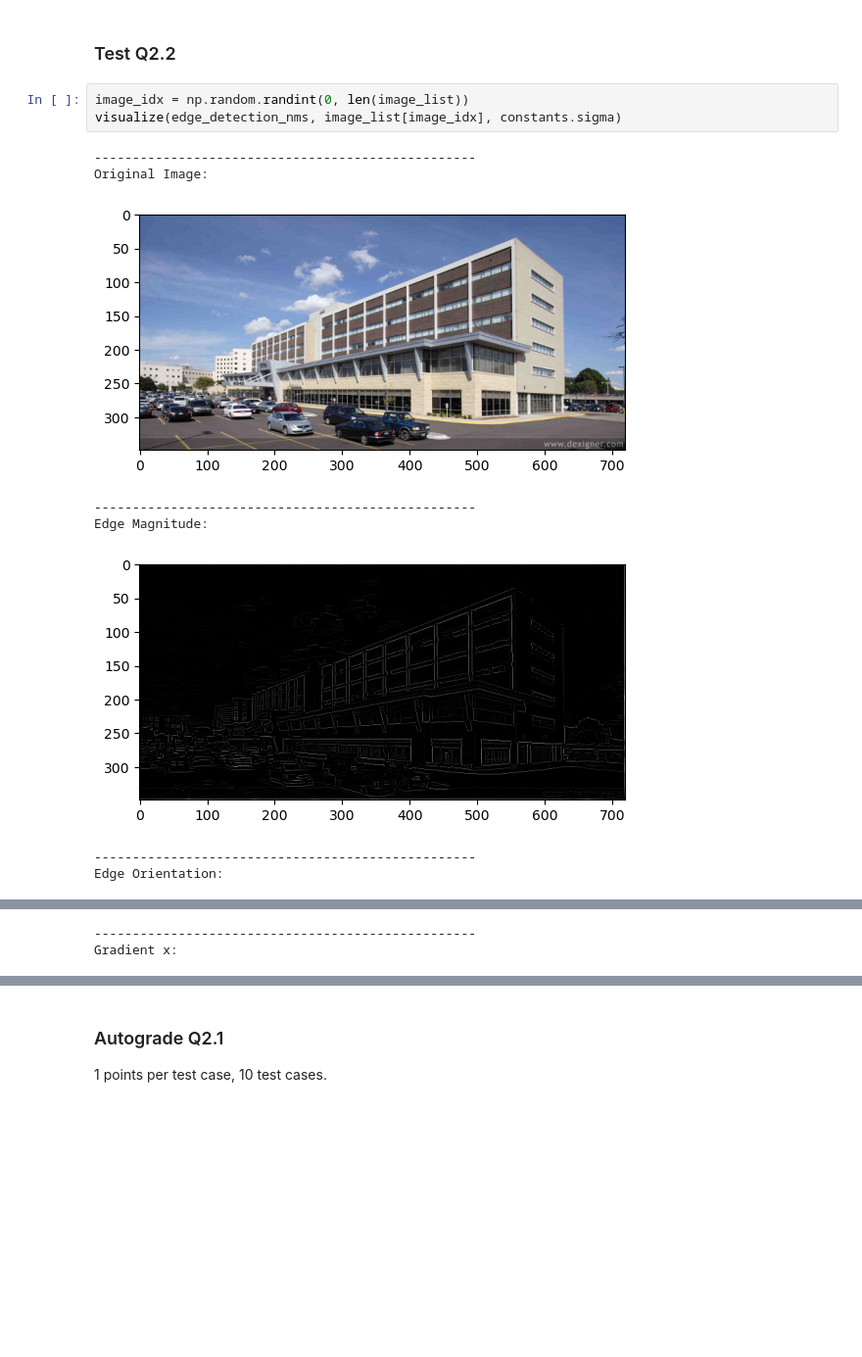
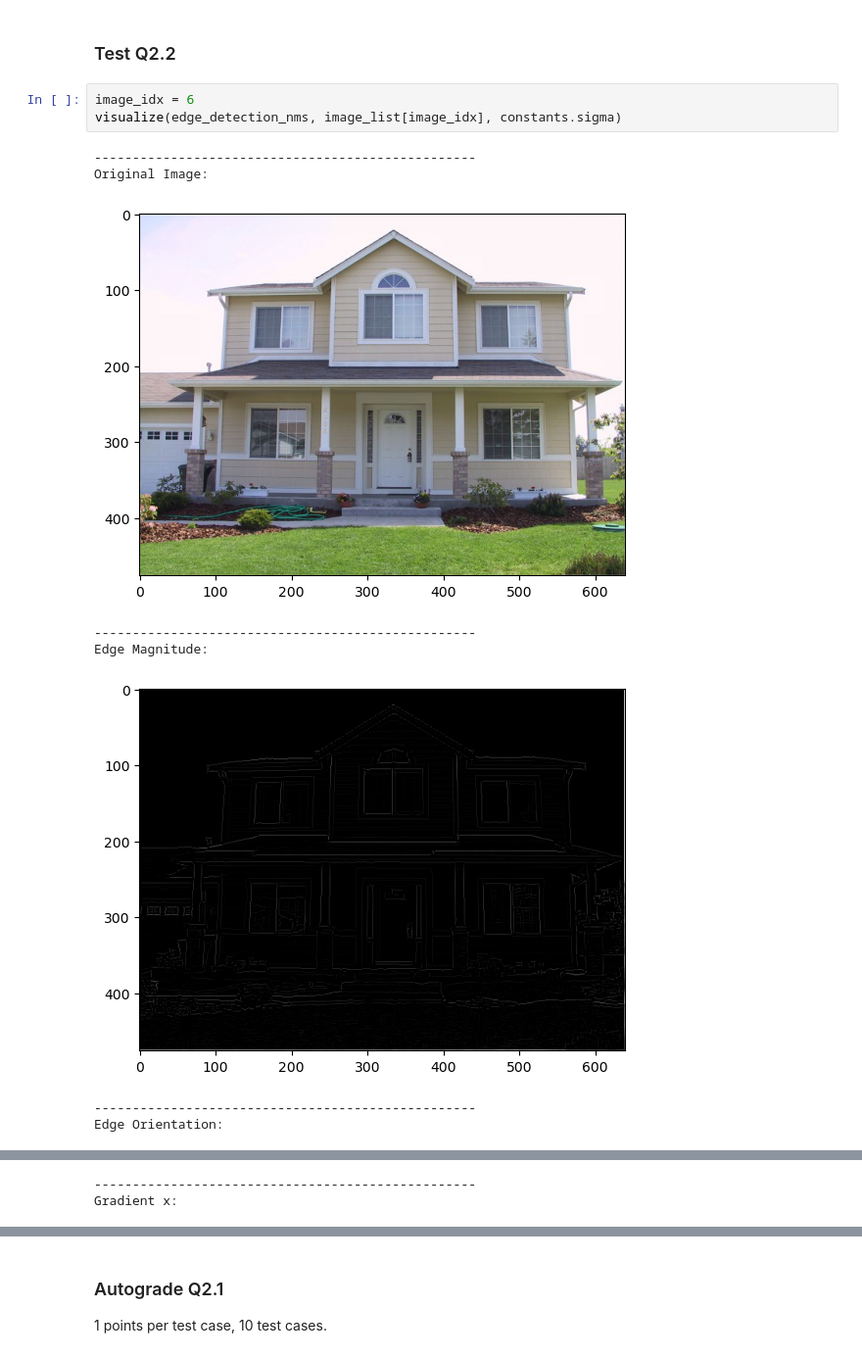
Before and after one commit to klammecr/16720-ComputerVision, a Jupyter notebook: hw1/p2.ipynb, the cells around one changed output, grey strips where cells are left out. Shown at 98% size. Cells and saved outputs as stored; diff of their text form; blank space fills up the shorter version.

```diff
--- a/hw1/p2.ipynb
+++ b/hw1/p2.ipynb
@@ -257,14 +257,14 @@ def keep_pixel(image_m, i, j, gradient):
 # %% [markdown]
 ### Test Q2.2
 # %%
-image_idx = np.random.randint(0, len(image_list))
+image_idx = 6
 visualize(edge_detection_nms, image_list[image_idx], constants.sigma)
 # %% [output]
 --------------------------------------------------
 Original Image:
-[figure, old version]
+[figure, new version]
 --------------------------------------------------
 Edge Magnitude:
-[figure, old version]
+[figure, new version]
 --------------------------------------------------
 Edge Orientation:
```
Also changed, not shown: parts of 2 cells of this notebook, 2 other files.
